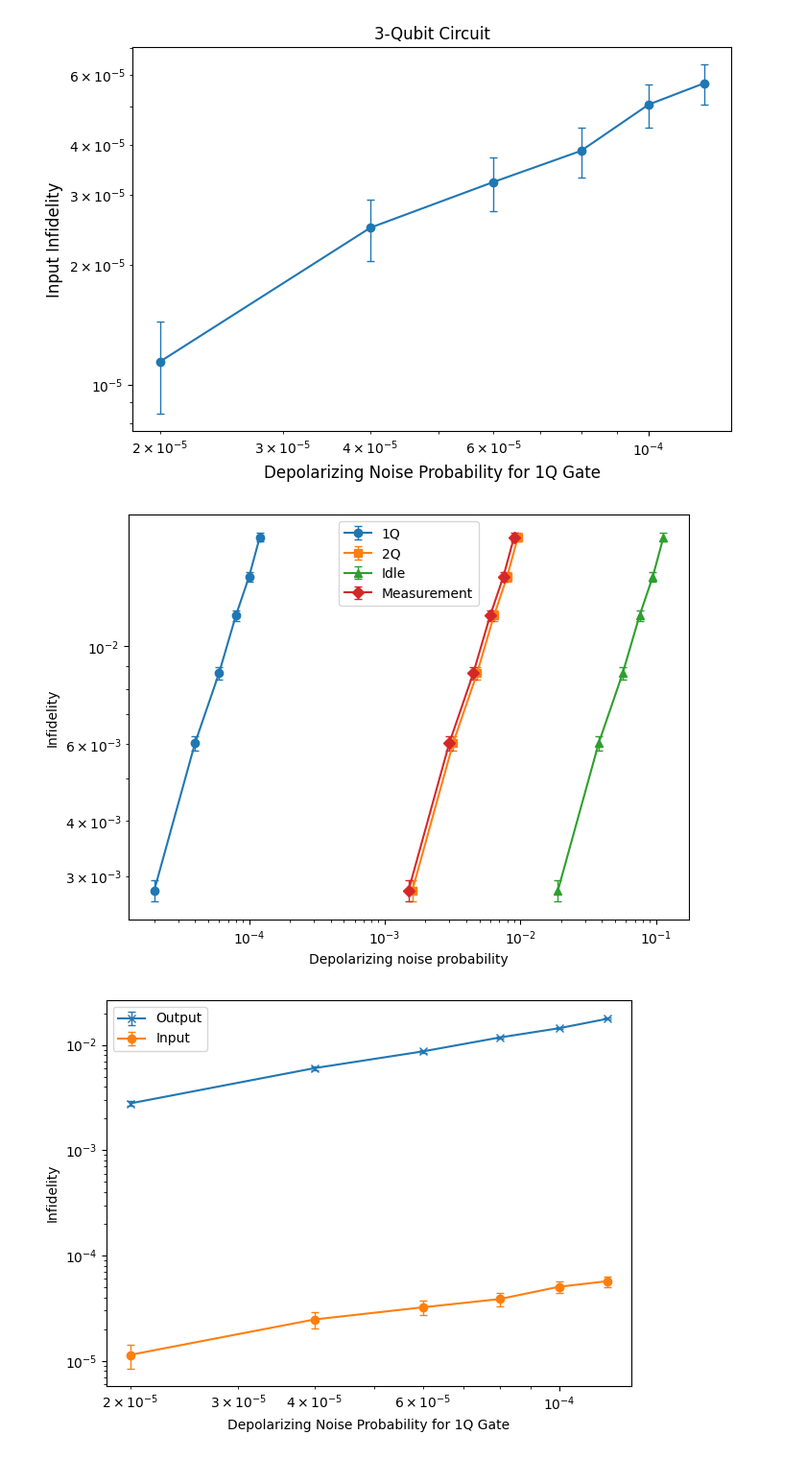
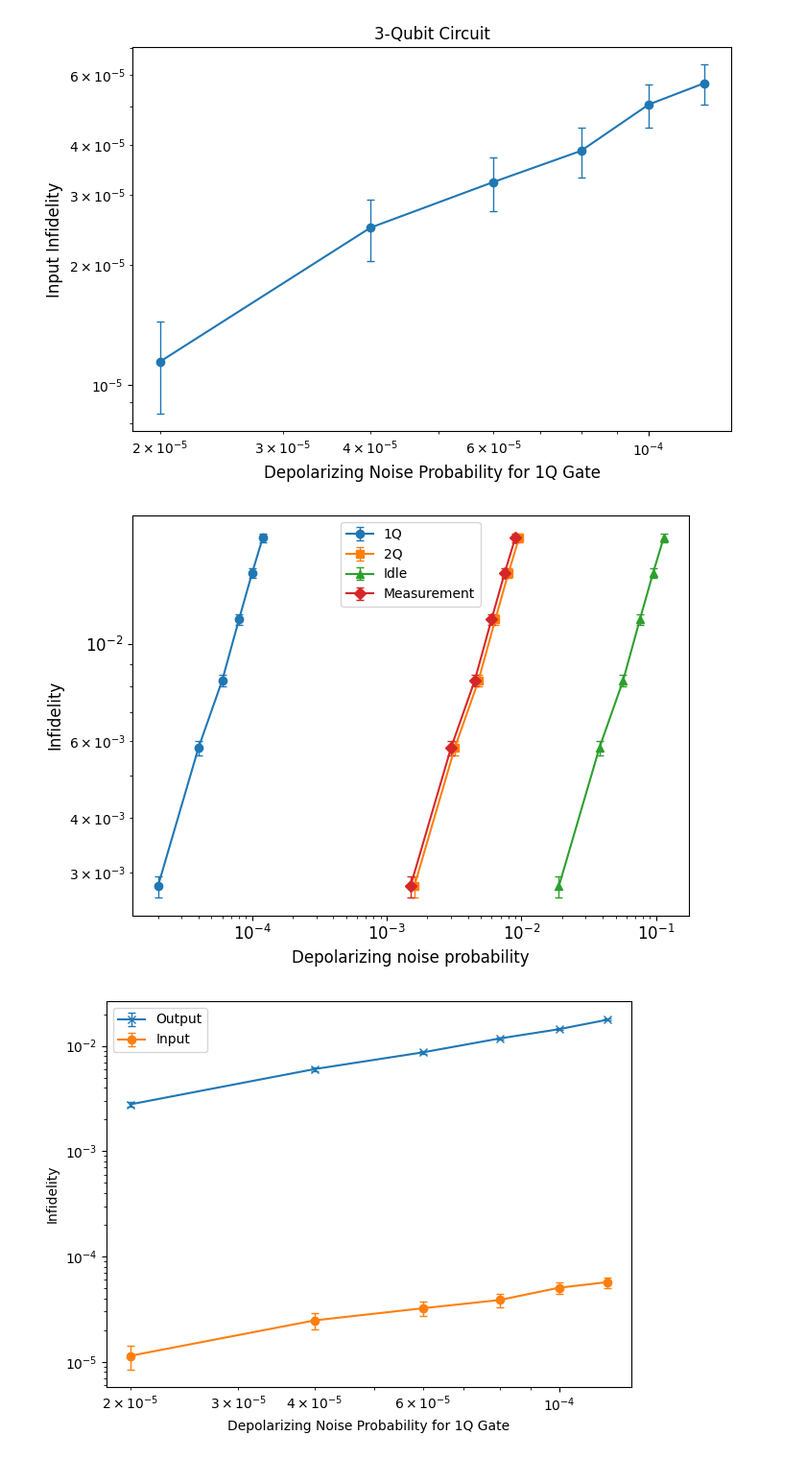
Before and after one commit to Sal7ySalt/Smallest-MSD-Protocol, a Jupyter notebook: 3_qubit_code/no_concat.ipynb, the cells around one changed output. Shown at 96% size. Cells and saved outputs as stored; diff of their text form; code cells hidden in the pictures.

```diff
--- a/3_qubit_code/no_concat.ipynb
+++ b/3_qubit_code/no_concat.ipynb
@@ -283,36 +287,38 @@ plt.show()
 # %%
 series = {
     "1Q": np.array(one_qubit_noise),
     "2Q": np.array(two_qubit_noise),
     "Idle": np.array(depol_probs_idle),
     "Measurement": np.array(meas_noise)
 }
 
 markers = ['o', 's', '^', 'D']  # just to differentiate curves
 plt.figure(figsize=(7,5))
 
 for (label, x_vals), m in zip(series.items(), markers):
     plt.errorbar(
         x_vals,
         infidelities,
         yerr=sample_err_rate,
         fmt=f'{m}-',
         capsize=3,
         elinewidth=1,
         label=label
     )
 
 plt.xscale('log')
 plt.yscale('log')
 
-plt.xlabel('Depolarizing noise probability')
-plt.ylabel('Infidelity')
+plt.xlabel('Depolarizing noise probability', fontsize=12)
+plt.ylabel('Infidelity', fontsize=12)
+plt.xticks(fontsize=12)
+plt.yticks(fontsize=12)
 #plt.grid(True, which='both', linestyle=':')
 plt.legend()
 plt.tight_layout()
 plt.show()
 # %% [output]
-[figure, old version]
+[figure, new version]
 # %%
 plt.errorbar(
     one_qubit_noise,
```
Also changed, not shown: parts of 13 cells of this notebook, 5 other files.
